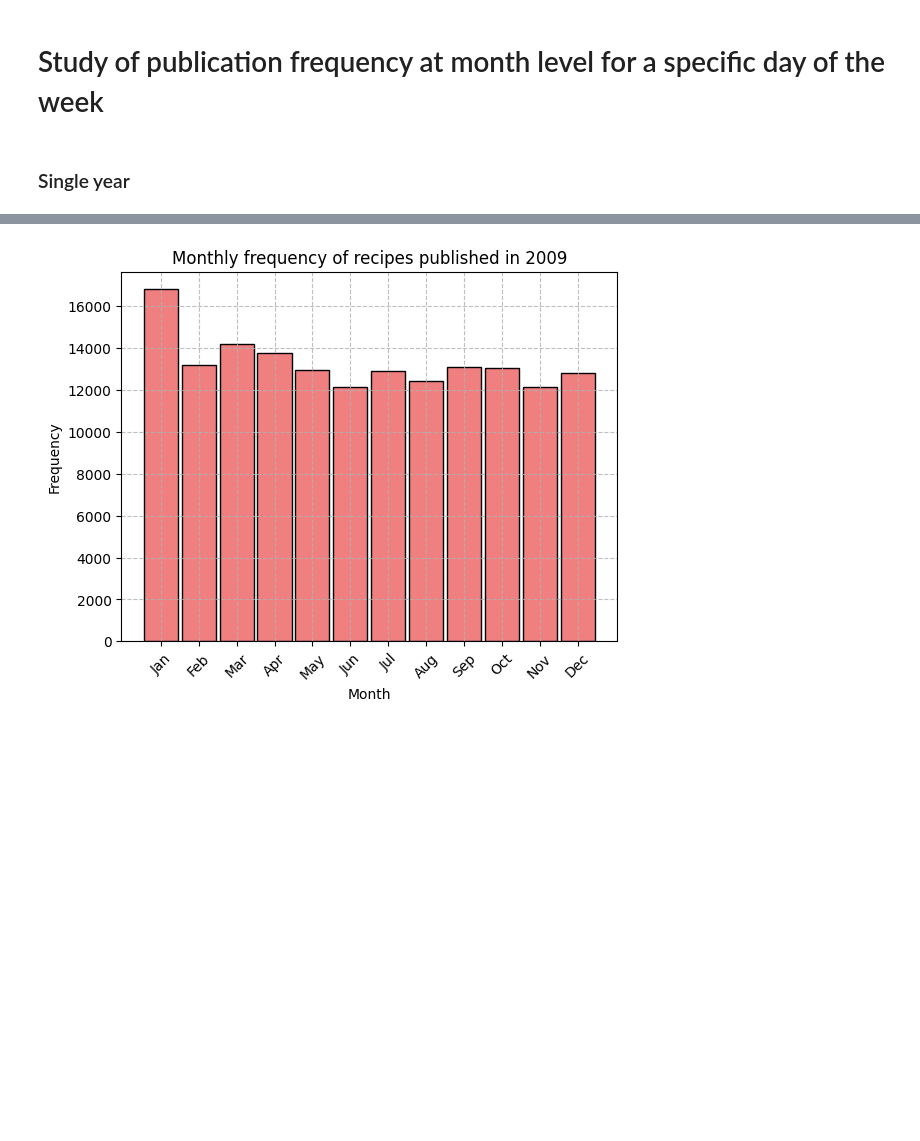
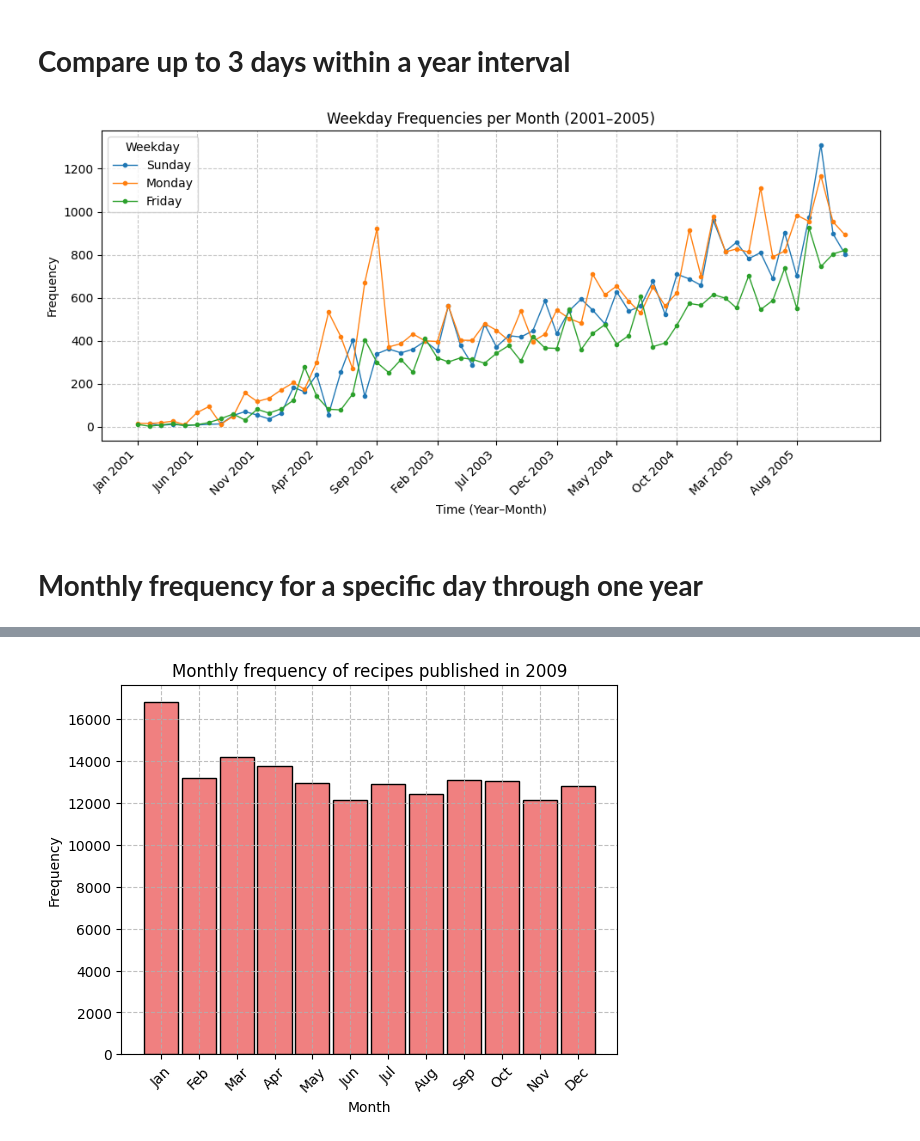
Before and after one commit to mange-ta-main/mange-ta-main, a Jupyter notebook: src/mange_ta_main/1_univariate_page_odz.ipynb, the cells around one changed output, grey strips where cells are left out. Drawn from its saved outputs; the diff is of its cells as text; code cells hidden in the pictures; blank space fills up the shorter version.

```diff
--- a/src/mange_ta_main/1_univariate_page_odz.ipynb
+++ b/src/mange_ta_main/1_univariate_page_odz.ipynb
@@ -52,6 +74,71 @@ See the caveats in the documentation: https://pandas.pydata.org/pandas-docs/stab
+# %% [markdown]
+# **Compare up to 3 days within a year interval**
+# %%
+# Parameters
+year_start = 2001
+year_end   = 2005
+weekdays   = ["Sunday", "Monday","Friday"]   # 👈 list of weekdays you want to compare
+
+# Clean up data
+#df = df_dates.copy()
+#df["date"] = pd.to_datetime(df["date"], errors="coerce")
+#df = df.dropna(subset=["date"])
+
+# Filter by year interval
+mask_years = df_dates["date"].dt.year.between(year_start, year_end)
+df_new_dates = df_dates.loc[mask_years]
+
+# Prepare figure
+plt.figure(figsize=(10, 5))
+
+# Loop over each weekday and plot its curve
+for day in weekdays:
+    mask_day = df_new_dates["date"].dt.day_name() == day
+    df_filtered = df_new_dates.loc[mask_day, ["date"]].copy()
+
+    # Retrieve years and add a column
+    df_filtered["year"]  = df_filtered["date"].dt.year
+    # Retrieve months and add a column
+    df_filtered["month"] = df_filtered["date"].dt.month
+
+    # Creates dataframe with the montyly counts
+    monthly_counts = (
+        df_filtered
+        .groupby(["year", "month"])
+        .size()
+        .reset_index(name="count")
+    )
+
+    # Create labels for the horizontal axis
+    # The "-01" at the and is just to provide complete data to the to_datetime() function
+    monthly_counts["date_label"] = pd.to_datetime(
+        monthly_counts["year"].astype(str) + "-" + monthly_counts["month"].astype(str) + "-01"
+    )
+
+    # Plot curve for this weekday
+    plt.plot(
+        monthly_counts["date_label"], monthly_counts["count"],
+        marker=".", linewidth = 1, label = day
+    )
+
+# Format the chart
+plt.title(f"Weekday Frequencies per Month ({year_start}–{year_end})")
+plt.xlabel("Time (Year–Month)")
+plt.ylabel("Frequency")
+plt.grid(True, linestyle="--", alpha=0.7)
+
+# Format x-axis labels
+plt.xticks(
+    monthly_counts["date_label"][::5],
+    [d.strftime("%b %Y") for d in monthly_counts["date_label"][::5]],
+    rotation=45, ha="right"
+)
+
+plt.legend(title="Weekday")
+plt.tight_layout()
+# %% [output]
+[figure, added]
 # %% [markdown]
-# Study of publication frequency at month level for a specific day of the week
+# **Monthly frequency for a specific day through one year**
-# %% [markdown]
-### Single year
 # %%
 my_year = 2001
```
Also changed, not shown: parts of 14 cells of this notebook.
